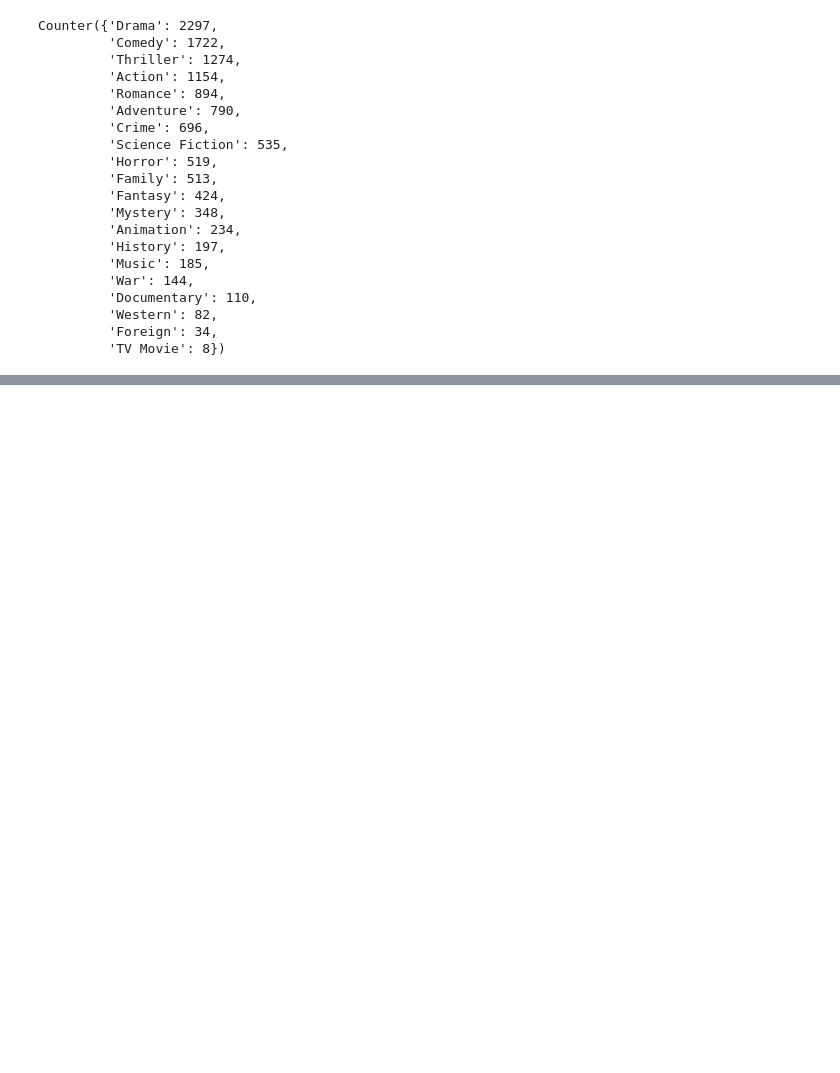
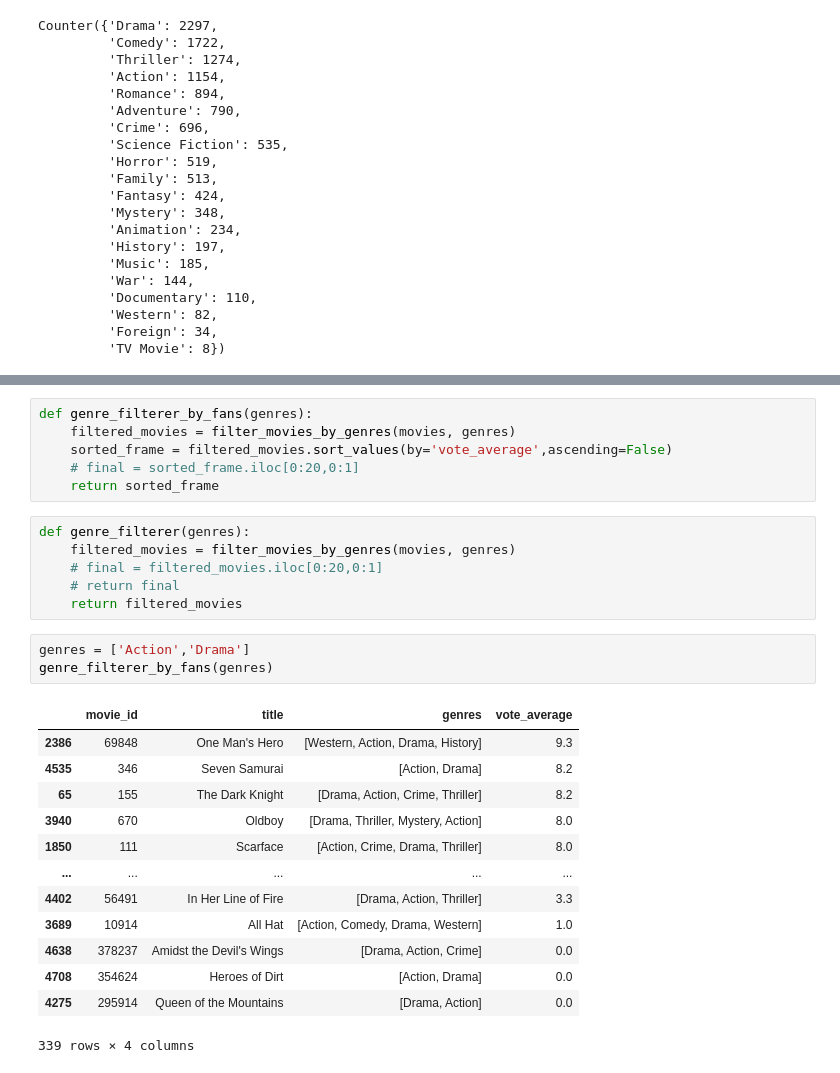
Before and after one commit to Sarani18/Movie-Recommendation-System, a Jupyter notebook: project/app/coldstart.ipynb, the cells around one changed output, grey strips where cells are left out. Cells and saved outputs as stored; diff of their text form; blank space fills up the shorter version.

```diff
--- a/project/app/coldstart.ipynb
+++ b/project/app/coldstart.ipynb
@@ -133,0 +151,29 @@ Counter({'Drama': 2297,
+# %%
+def genre_filterer_by_fans(genres):
+    filtered_movies = filter_movies_by_genres(movies, genres)
+    sorted_frame = filtered_movies.sort_values(by='vote_average',ascending=False)
+    # final = sorted_frame.iloc[0:20,0:1]
+    return sorted_frame
+# %%
+def genre_filterer(genres):
+    filtered_movies = filter_movies_by_genres(movies, genres)
+    # final = filtered_movies.iloc[0:20,0:1]
+    # return final
+    return filtered_movies
+# %%
+genres = ['Action','Drama']
+genre_filterer_by_fans(genres)
+# %% [output]
+|  | movie_id | title | genres | vote_average |
+| 2386 | 69848 | One Man's Hero | [Western, Action, Drama, History] | 9.3 |
+| 4535 | 346 | Seven Samurai | [Action, Drama] | 8.2 |
+| 65 | 155 | The Dark Knight | [Drama, Action, Crime, Thriller] | 8.2 |
+| 3940 | 670 | Oldboy | [Drama, Thriller, Mystery, Action] | 8.0 |
+| 1850 | 111 | Scarface | [Action, Crime, Drama, Thriller] | 8.0 |
+| ... | ... | ... | ... | ... |
+| 4402 | 56491 | In Her Line of Fire | [Drama, Action, Thriller] | 3.3 |
+| 3689 | 10914 | All Hat | [Action, Comedy, Drama, Western] | 1.0 |
+| 4638 | 378237 | Amidst the Devil's Wings | [Drama, Action, Crime] | 0.0 |
+| 4708 | 354624 | Heroes of Dirt | [Action, Drama] | 0.0 |
+| 4275 | 295914 | Queen of the Mountains | [Drama, Action] | 0.0 |
+339 rows × 4 columns
```
Also changed, not shown: parts of 5 cells of this notebook, 3 other files.
